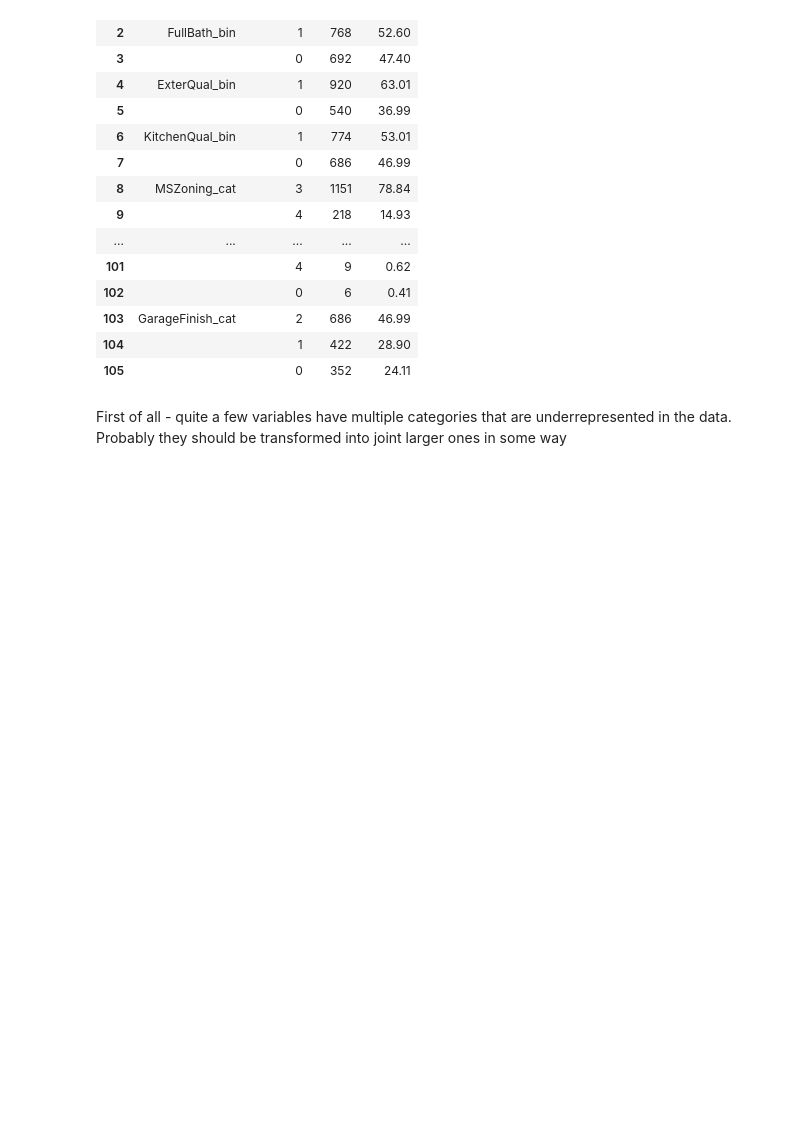
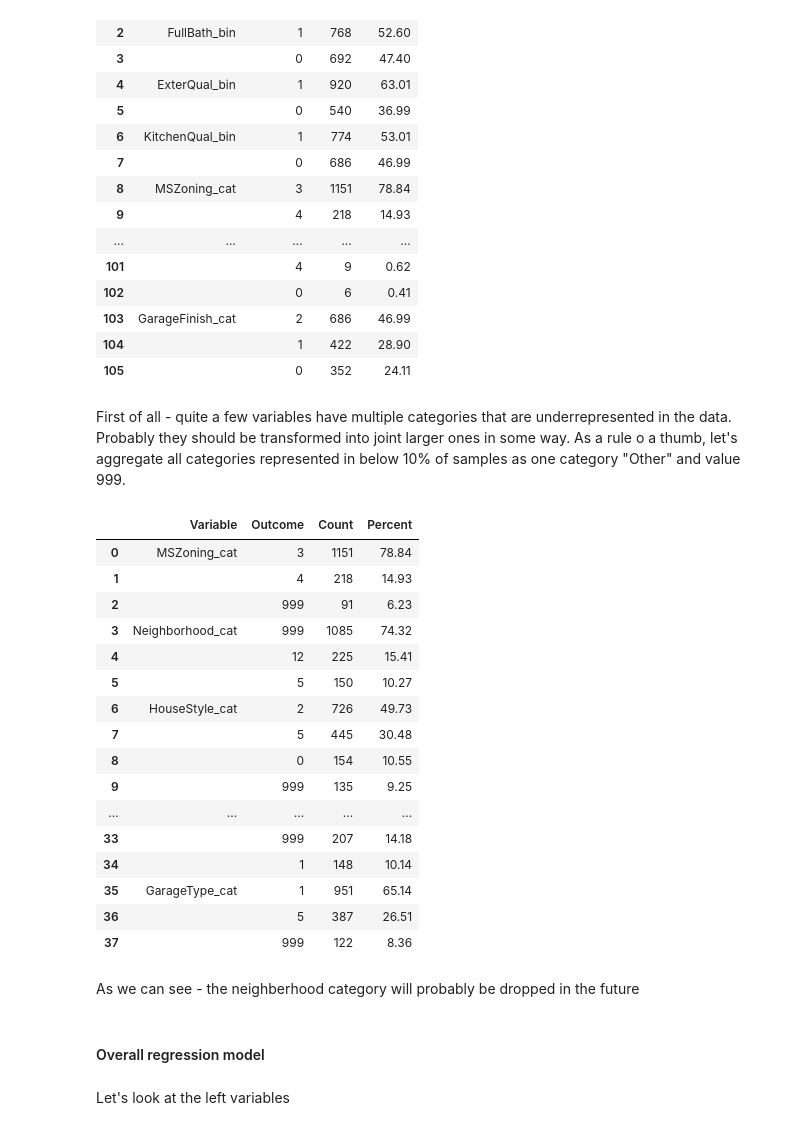
Before and after one commit to patrycja-naumczyk/Kaggle_housePrice, a Jupyter notebook: ML_reg.ipynb, the cells around one changed output. Drawn from its saved outputs; the diff is of its cells as text; code cells hidden in the pictures; blank space fills up the shorter version.

```diff
--- a/ML_reg.ipynb
+++ b/ML_reg.ipynb
@@ -308,4 +311,36 @@ rp.summary_cat(df_general_check[df_general_check.select_dtypes(include=["int8"])
 | 104 |  | 1 | 422 | 28.90 |
 | 105 |  | 0 | 352 | 24.11 |
 # %% [markdown]
-First of all - quite a few variables have multiple categories that are underrepresented in the data. Probably they should be transformed into joint larger ones in some way
+First of all - quite a few variables have multiple categories that are underrepresented in the data. Probably they should be transformed into joint larger ones in some way. As a rule o a thumb, let's aggregate all categories represented in below 10% of samples as one category "Other" and value 999.
+# %%
+for col in df_general_check.select_dtypes(include=["int8"]).columns:
+    data=df_general_check[col].value_counts(normalize=True)
+    df_temp=pd.DataFrame({'value':data.index, 'percentage':data.values})
+    for value in df_temp.loc[df_temp['percentage']<0.1, 'value']:
+        df_general_check[col] = np.where(df_general_check[col]==value, 999, df_general_check[col])
+
+rp.summary_cat(df_general_check[df_general_check.select_dtypes(include=["int16"]).columns])
+# %% [output]
+|  | Variable | Outcome | Count | Percent |
+| 0 | MSZoning_cat | 3 | 1151 | 78.84 |
+| 1 |  | 4 | 218 | 14.93 |
+| 2 |  | 999 | 91 | 6.23 |
+| 3 | Neighborhood_cat | 999 | 1085 | 74.32 |
+| 4 |  | 12 | 225 | 15.41 |
+| 5 |  | 5 | 150 | 10.27 |
+| 6 | HouseStyle_cat | 2 | 726 | 49.73 |
+| 7 |  | 5 | 445 | 30.48 |
+| 8 |  | 0 | 154 | 10.55 |
+| 9 |  | 999 | 135 | 9.25 |
+| ... | ... | ... | ... | ... |
+| 33 |  | 999 | 207 | 14.18 |
+| 34 |  | 1 | 148 | 10.14 |
+| 35 | GarageType_cat | 1 | 951 | 65.14 |
+| 36 |  | 5 | 387 | 26.51 |
+| 37 |  | 999 | 122 | 8.36 |
+# %% [markdown]
+As we can see - the neighberhood category will probably be dropped in the future
+# %% [markdown]
+#### Overall regression model
+# %% [markdown]
+Let's look at the left variables
```
Also changed, not shown: parts of 12 cells of this notebook.
